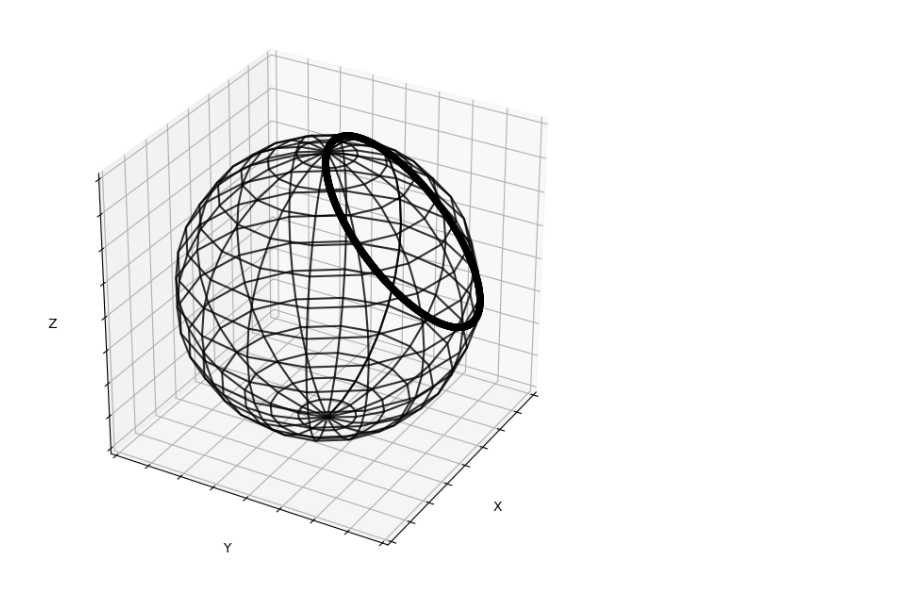
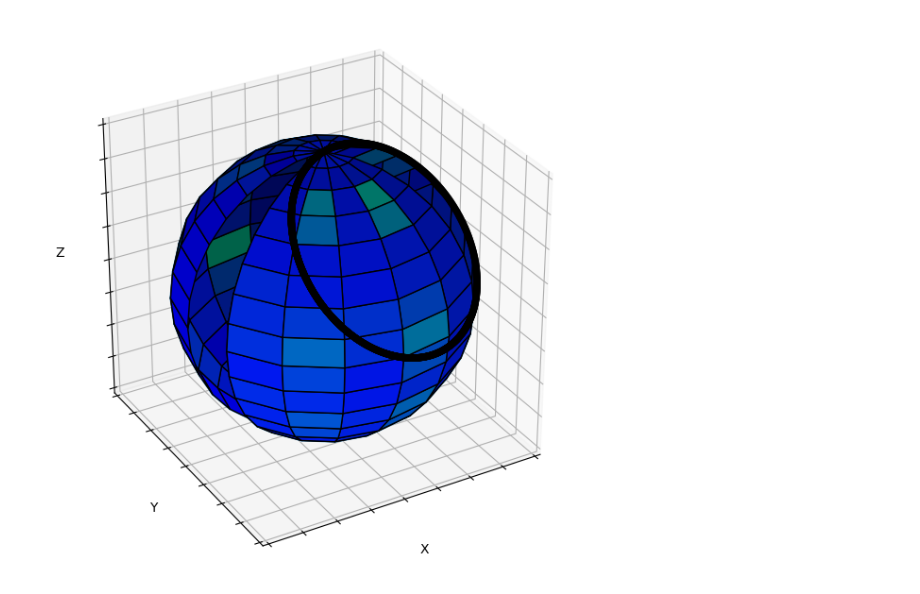
Before and after one commit to Orth-Research/circuit_rl, a Jupyter notebook: mdp_dynamics.ipynb, the cells around one changed output. Cells and saved outputs as stored; diff of their text form; code cells hidden in the pictures.

```diff
--- a/mdp_dynamics.ipynb
+++ b/mdp_dynamics.ipynb
@@ -72,5 +68,5 @@ def random_unitary(dim):
 # %%
-n = 10**6
+n = 10**8
 k = 16
 
 GATES = {
@@ -82,8 +78,10 @@ GATES = {
 
 goal = generate_target_circuit(n=n)
 # goal = random_unitary(2)
-thetas = pd.cut(np.linspace(0, np.pi, k), k, precision=10)
-phis = pd.cut(np.linspace(-np.pi, np.pi, k), k,  precision=10)
+thetas = np.array(pd.cut(np.linspace(0, np.pi, k), k, precision=10, include_lowest=True))
+thetas[0] = pd.Interval(0, thetas[0].right, closed='both')
+phis = np.array(pd.cut(np.linspace(0, 2*np.pi, k), k,  precision=10, include_lowest=True))
+phis[0] = pd.Interval(0, phis[0].right, closed='both')
 goal_reg = statevector_to_bloch_reg(goal)
 
 states = [(i, j) for i in range(len(thetas)) for j in range(len(phis))]
@@ -103,7 +110,7 @@ for s in states:
             n_state = statevector_to_bloch_reg(GATES[j] @ state)
             n_state_ind = states.index(n_state)
             state_ind = states.index(statevector_to_bloch_reg(state))
-            transitions[j][state_ind, n_state_ind] += 1
+            transitions[j][state_ind][n_state_ind] += 1
 
 for i in range(len(GATES)):
     for j in range(len(states)):
@@ -314,7 +345,7 @@ p = [-np.pi]
 for i in range(len(thetas)):
     t.append(min(thetas[i].right, np.pi))
 for i in range(len(phis)):
-    p.append(min(phis[i].right, np.pi))
+    p.append(min(phis[i].right, 2*np.pi))
 
 # t = np.linspace(0, np.pi, k)
 # p = np.linspace(-np.pi, np.pi, k)
@@ -326,35 +357,35 @@ y = r*np.sin(theta)*np.sin(phi)
 z = r*np.cos(phi)
 
 norm = plt.Normalize()
-# colors = plt.cm.winter(norm(v.reshape(len(thetas), len(phis))))
+colors = plt.cm.winter(norm(v.reshape(len(thetas), len(phis))))
 surf = ax.plot_wireframe(x, y, z, alpha=0.8)
-# surf = ax.plot_surface(x, y, z, facecolors=colors, alpha=1)
+surf = ax.plot_surface(x, y, z, facecolors=colors, alpha=1)
 
 # surf = ax.plot_surface(x, y, z, color='w', alpha=1)
 
 surf.set_edgecolors('k')
 ax.scatter(xp, yp, zp, color='k', s=20)
-ax.view_init(azim=30, elev=30)
+ax.view_init(azim=60, elev=30)
 # ax.axis('off')
 
 ax.set_xlim([-1,1])
 ax.set_ylim([-1,1])
 ax.set_zlim([-1,1])
 ax.set_xlabel('X')
 ax.set_ylabel('Y')
 ax.set_zlabel('Z')
 plt.tight_layout()
 
 # ax.set_yticks([])
 # ax.set_xticks([])
 # ax.set_zticks([])
 
 ax.axes.xaxis.set_ticklabels([])
 ax.axes.yaxis.set_ticklabels([])
 ax.axes.zaxis.set_ticklabels([])
 
 plt.grid(True)
 # plt.savefig('figures/policy.png', dpi=300, transparent=True, bbox_inches='tight')
 plt.show()
 # %% [output]
-[figure, old version]
+[figure, new version]
```
Also changed, not shown: parts of 10 cells of this notebook, 3 other files.
